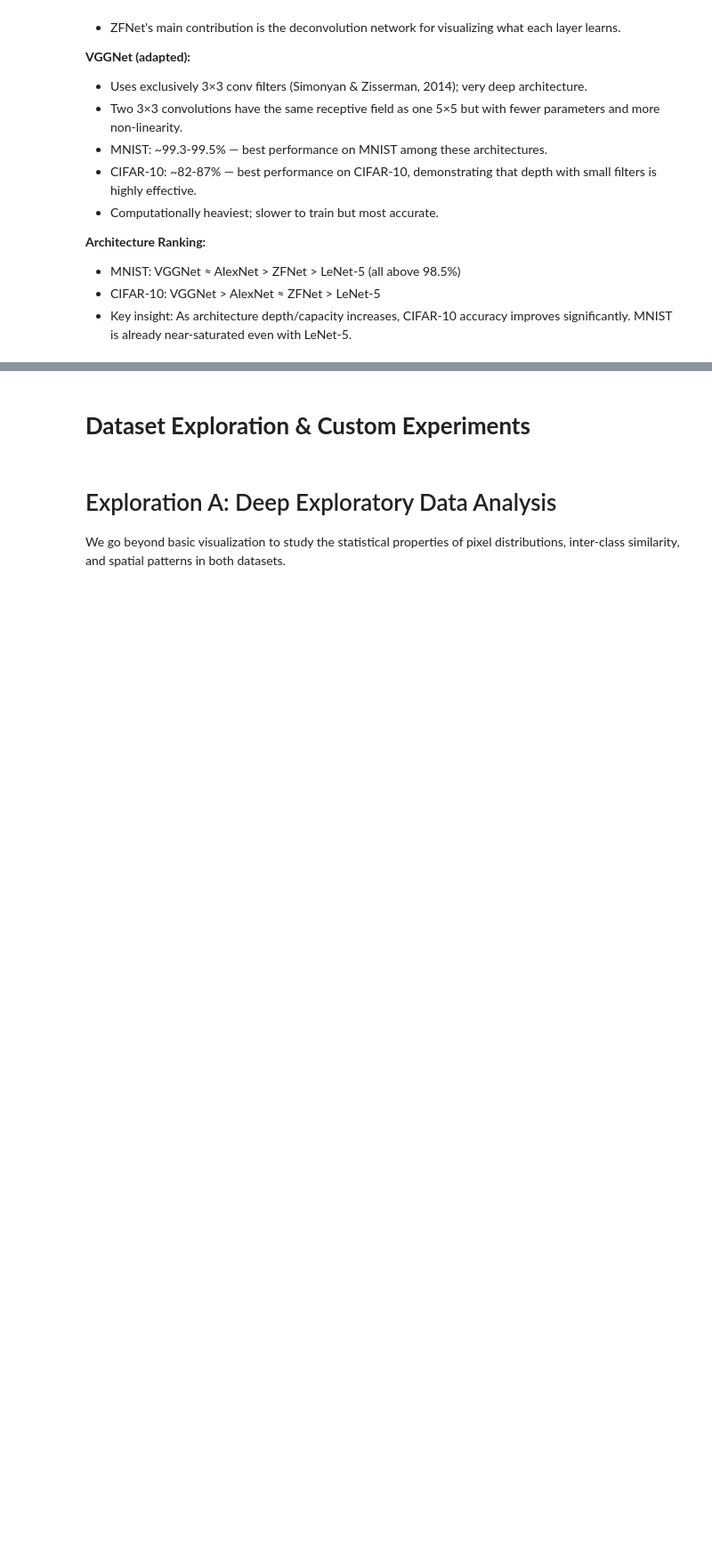
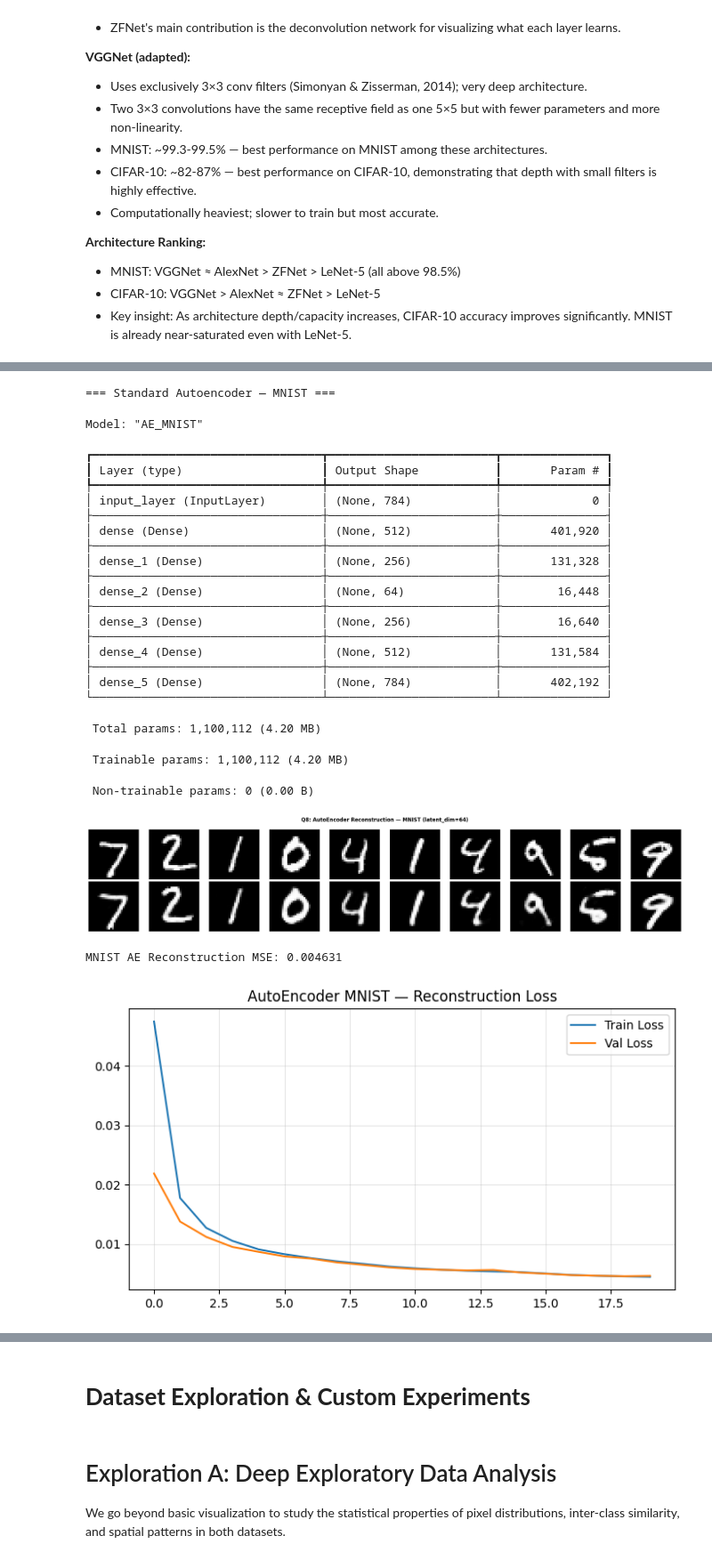
Before and after one commit to srujannayak45/DL-LAB-ASSIGNMENT, a Jupyter notebook: DL_ASSIGNMENT.ipynb, the cells around one changed output, grey strips where cells are left out. Shown at 89% size. Drawn from its saved outputs; the diff is of its cells as text; code cells hidden in the pictures; blank space fills up the shorter version.

Commit message:
Applied and worked Autoencoders on my dataset

```diff
--- a/DL_ASSIGNMENT.ipynb
+++ b/DL_ASSIGNMENT.ipynb
@@ -1438,0 +1443,75 @@ VGGNet MNIST Test Acc: 0.9919
+# %%
+# ======== Standard Autoencoder — MNIST ========
+print('=== Standard Autoencoder — MNIST ===')
+latent_dim = 64
+
+tf.keras.backend.clear_session()
+
+# Encoder
+encoder_input = layers.Input(shape=(784,))
+enc = layers.Dense(512, activation='relu')(encoder_input)
+enc = layers.Dense(256, activation='relu')(enc)
+encoded = layers.Dense(latent_dim, activation='relu')(enc)
+
+# Decoder
+dec = layers.Dense(256, activation='relu')(encoded)
+dec = layers.Dense(512, activation='relu')(dec)
+decoded = layers.Dense(784, activation='sigmoid')(dec)
+
+autoencoder_mnist = keras.Model(encoder_input, decoded, name='AE_MNIST')
+encoder_mnist     = keras.Model(encoder_input, encoded, name='Encoder_MNIST')
+autoencoder_mnist.compile(optimizer='adam', loss='mse')
+autoencoder_mnist.summary()
+
+h_ae_m = autoencoder_mnist.fit(
+    X_m_train, X_m_train, epochs=20, batch_size=256,
+    validation_data=(X_m_test, X_m_test), verbose=0
+)
+
+# Reconstruction
+X_reconstructed = autoencoder_mnist.predict(X_m_test[:10], verbose=0)
+
+fig, axes = plt.subplots(2, 10, figsize=(20, 4))
+for i in range(10):
+    axes[0,i].imshow(X_m_test[i].reshape(28,28), cmap='gray'); axes[0,i].axis('off')
+    axes[1,i].imshow(X_reconstructed[i].reshape(28,28), cmap='gray'); axes[1,i].axis('off')
+axes[0,0].set_ylabel('Original', fontsize=10)
+axes[1,0].set_ylabel('Reconstructed', fontsize=10)
+plt.suptitle('Q8: AutoEncoder Reconstruction — MNIST (latent_dim=64)', fontsize=12, fontweight='bold')
+plt.tight_layout(); plt.show()
+
+mse_m = np.mean((X_m_test - autoencoder_mnist.predict(X_m_test, verbose=0))**2)
+print(f'MNIST AE Reconstruction MSE: {mse_m:.6f}')
+
+# Loss curve
+plt.figure(figsize=(7,4))
+plt.plot(h_ae_m.history['loss'], label='Train Loss')
+plt.plot(h_ae_m.history['val_loss'], label='Val Loss')
+plt.title('AutoEncoder MNIST — Reconstruction Loss'); plt.legend(); plt.grid(True, alpha=0.3)
+plt.tight_layout(); plt.show()
+# %% [output]
+=== Standard Autoencoder — MNIST ===
+Model: "AE_MNIST"
+┏━━━━━━━━━━━━━━━━━━━━━━━━━━━━━━━━━┳━━━━━━━━━━━━━━━━━━━━━━━━┳━━━━━━━━━━━━━━━┓
+┃ Layer (type)                    ┃ Output Shape           ┃       Param # ┃
+┡━━━━━━━━━━━━━━━━━━━━━━━━━━━━━━━━━╇━━━━━━━━━━━━━━━━━━━━━━━━╇━━━━━━━━━━━━━━━┩
+│ input_layer (InputLayer)        │ (None, 784)            │             0 │
+├─────────────────────────────────┼────────────────────────┼───────────────┤
+│ dense (Dense)                   │ (None, 512)            │       401,920 │
+├─────────────────────────────────┼────────────────────────┼───────────────┤
+│ dense_1 (Dense)                 │ (None, 256)            │       131,328 │
+├─────────────────────────────────┼────────────────────────┼───────────────┤
+│ dense_2 (Dense)                 │ (None, 64)             │        16,448 │
+├─────────────────────────────────┼────────────────────────┼───────────────┤
+│ dense_3 (Dense)                 │ (None, 256)            │        16,640 │
+├─────────────────────────────────┼────────────────────────┼───────────────┤
+│ dense_4 (Dense)                 │ (None, 512)            │       131,584 │
+├─────────────────────────────────┼────────────────────────┼───────────────┤
+│ dense_5 (Dense)                 │ (None, 784)            │       402,192 │
+└─────────────────────────────────┴────────────────────────┴───────────────┘
+ Total params: 1,100,112 (4.20 MB)
+ Trainable params: 1,100,112 (4.20 MB)
+ Non-trainable params: 0 (0.00 B)
+[figure, added]
+MNIST AE Reconstruction MSE: 0.004631
+[figure, added]
```
Also changed, not shown: parts of 6 cells of this notebook, 2 other files.
